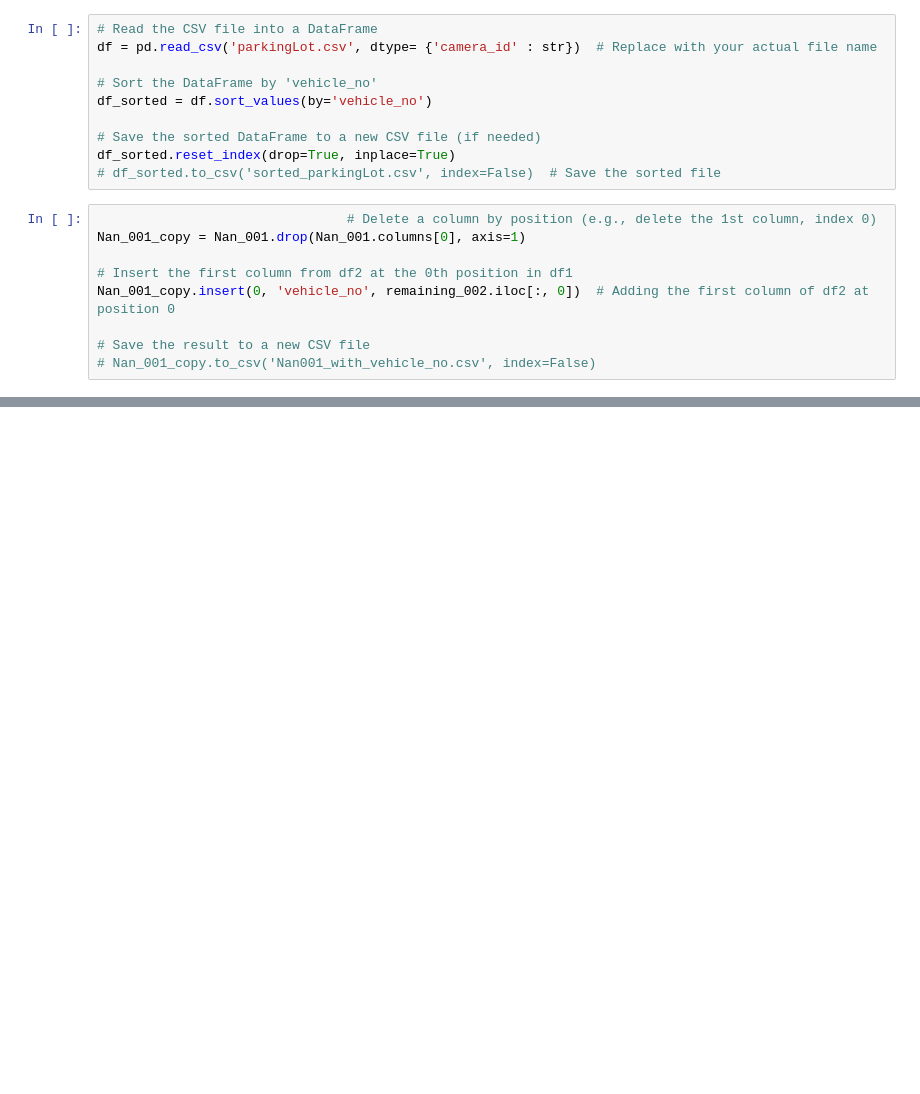
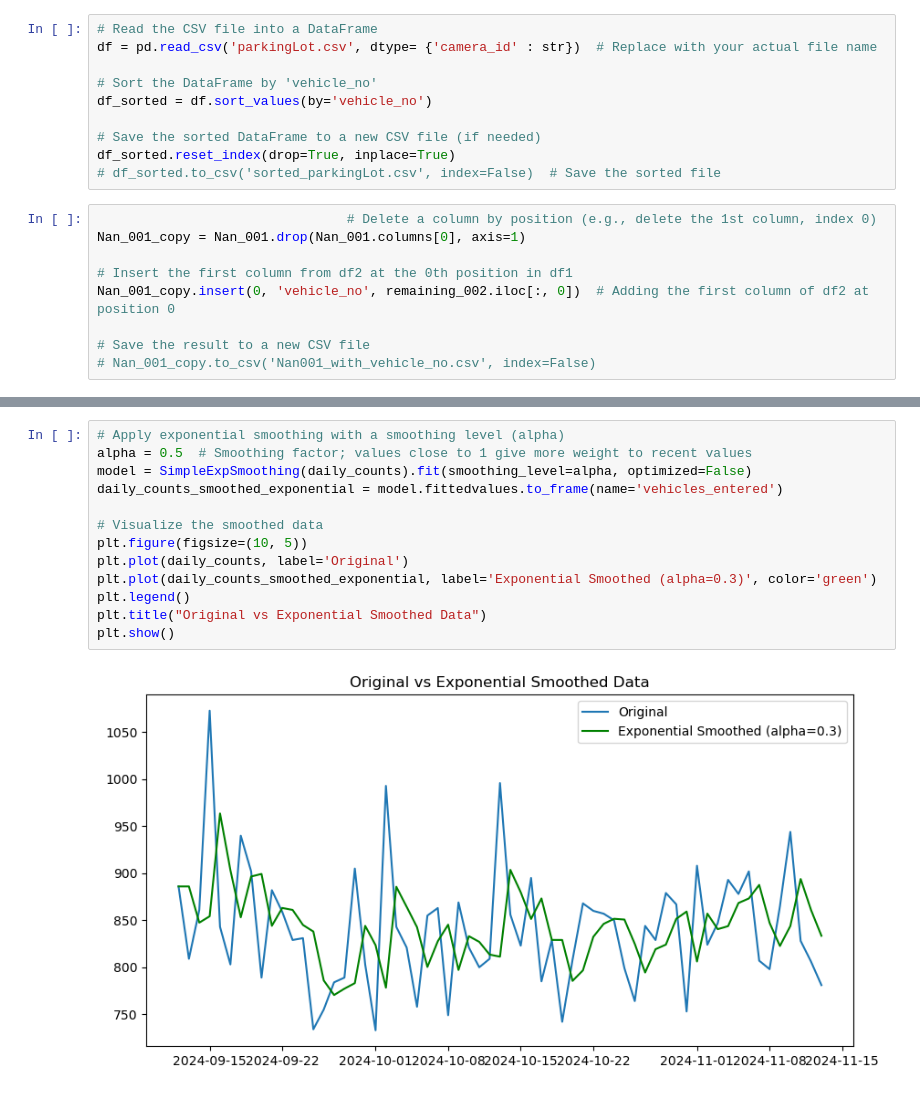
Before and after one commit to rennaMAhcuS/CS215Assignments, a Jupyter notebook: 4/A4-23B0923-23B1017-23B1074/Q1c.ipynb, the cells around one changed output, grey strips where cells are left out. Saved outputs shown, nothing was run; the diff lists cells and outputs as text; blank space fills up the shorter version.

```diff
--- a/4/A4-23B0923-23B1017-23B1074/Q1c.ipynb
+++ b/4/A4-23B0923-23B1017-23B1074/Q1c.ipynb
@@ -131,0 +219,15 @@ Nan_001_copy.insert(0, 'vehicle_no', remaining_002.iloc[:, 0])  # Adding the fir
+# %%
+# Apply exponential smoothing with a smoothing level (alpha)
+alpha = 0.5  # Smoothing factor; values close to 1 give more weight to recent values
+model = SimpleExpSmoothing(daily_counts).fit(smoothing_level=alpha, optimized=False)
+daily_counts_smoothed_exponential = model.fittedvalues.to_frame(name='vehicles_entered')
+
+# Visualize the smoothed data
+plt.figure(figsize=(10, 5))
+plt.plot(daily_counts, label='Original')
+plt.plot(daily_counts_smoothed_exponential, label='Exponential Smoothed (alpha=0.3)', color='green')
+plt.legend()
+plt.title("Original vs Exponential Smoothed Data")
+plt.show()
+# %% [output]
+[figure, added]
```
Also changed, not shown: parts of 16 cells of this notebook.
